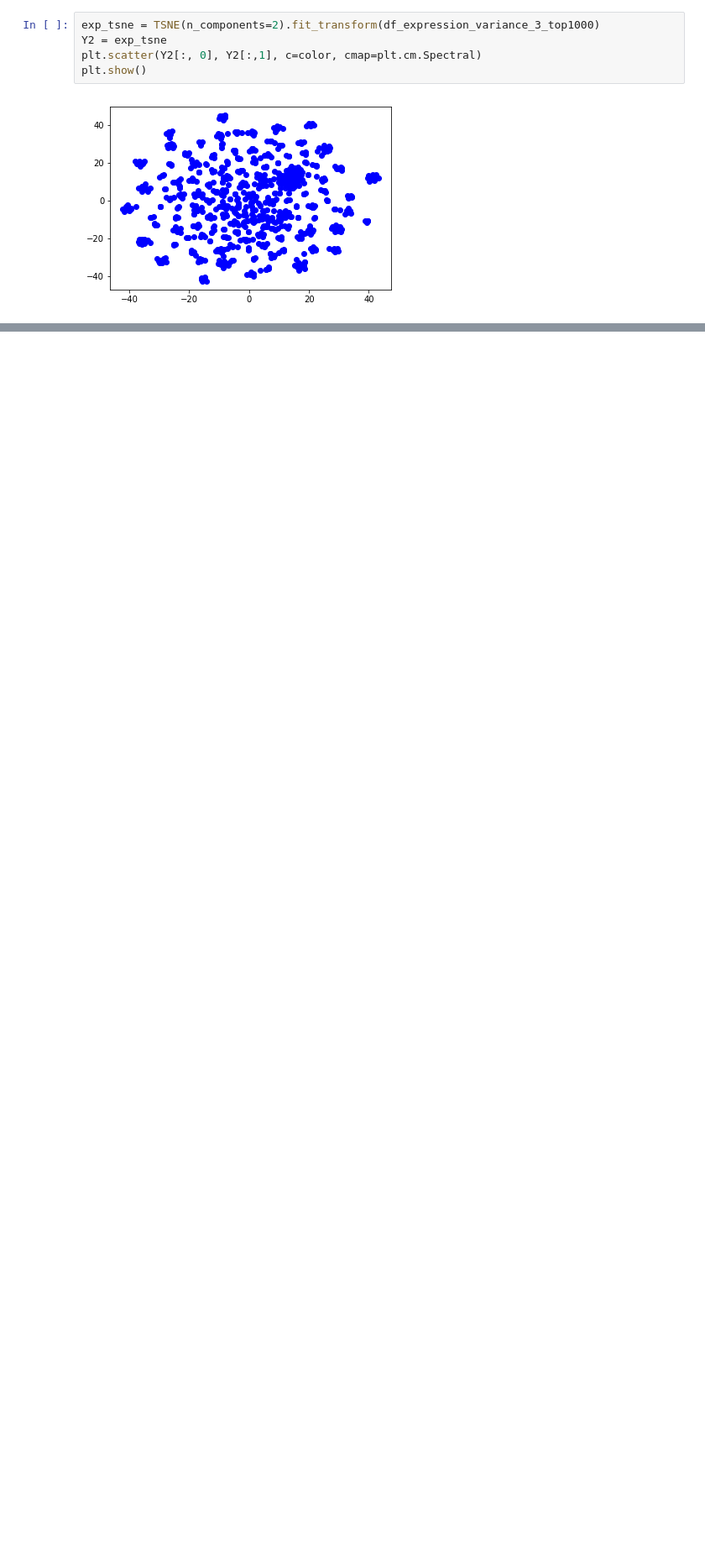
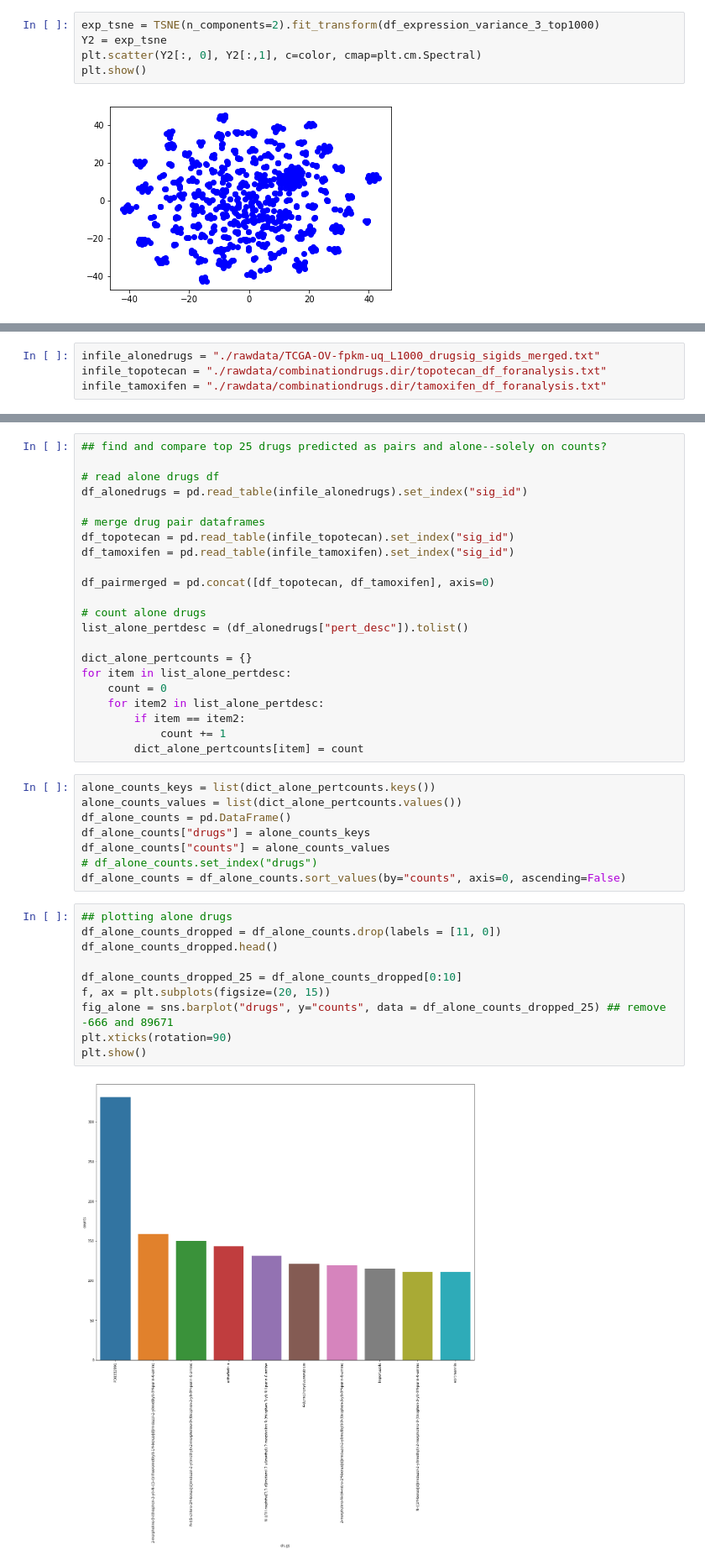
Before and after one commit to hfreid17/ovarian-cancer, a Jupyter notebook: pipeline/notebooks/development.ipynb, the cells around one changed output, grey strips where cells are left out. Shown at 84% size. Cells and saved outputs as stored; diff of their text form; blank space fills up the shorter version.

```diff
--- a/pipeline/notebooks/development.ipynb
+++ b/pipeline/notebooks/development.ipynb
@@ -1039,0 +362,4 @@ df_sigtest.head().T
+# %%
+infile_alonedrugs = "./rawdata/TCGA-OV-fpkm-uq_L1000_drugsig_sigids_merged.txt"
+infile_topotecan = "./rawdata/combinationdrugs.dir/topotecan_df_foranalysis.txt"
+infile_tamoxifen = "./rawdata/combinationdrugs.dir/tamoxifen_df_foranalysis.txt"
@@ -1039,0 +375,42 @@ df_sigtest.head().T
+# %%
+## find and compare top 25 drugs predicted as pairs and alone--solely on counts?
+
+# read alone drugs df
+df_alonedrugs = pd.read_table(infile_alonedrugs).set_index("sig_id")
+
+# merge drug pair dataframes
+df_topotecan = pd.read_table(infile_topotecan).set_index("sig_id")
+df_tamoxifen = pd.read_table(infile_tamoxifen).set_index("sig_id")
+
+df_pairmerged = pd.concat([df_topotecan, df_tamoxifen], axis=0)
+
+# count alone drugs
+list_alone_pertdesc = (df_alonedrugs["pert_desc"]).tolist()
+
+dict_alone_pertcounts = {}
+for item in list_alone_pertdesc:
+    count = 0
+    for item2 in list_alone_pertdesc:
+        if item == item2:
+            count += 1
+        dict_alone_pertcounts[item] = count
+# %%
+alone_counts_keys = list(dict_alone_pertcounts.keys())
+alone_counts_values = list(dict_alone_pertcounts.values())
+df_alone_counts = pd.DataFrame()
+df_alone_counts["drugs"] = alone_counts_keys
+df_alone_counts["counts"] = alone_counts_values
+# df_alone_counts.set_index("drugs")
+df_alone_counts = df_alone_counts.sort_values(by="counts", axis=0, ascending=False)
+# %%
+## plotting alone drugs
+df_alone_counts_dropped = df_alone_counts.drop(labels = [11, 0])
+df_alone_counts_dropped.head()
+
+df_alone_counts_dropped_25 = df_alone_counts_dropped[0:10]
+f, ax = plt.subplots(figsize=(20, 15))
+fig_alone = sns.barplot("drugs", y="counts", data = df_alone_counts_dropped_25) ## remove -666 and 89671
+plt.xticks(rotation=90)
+plt.show()
+# %% [output]
+[figure, added]
```
Also changed, not shown: parts of 29 cells of this notebook, 3 other files.
